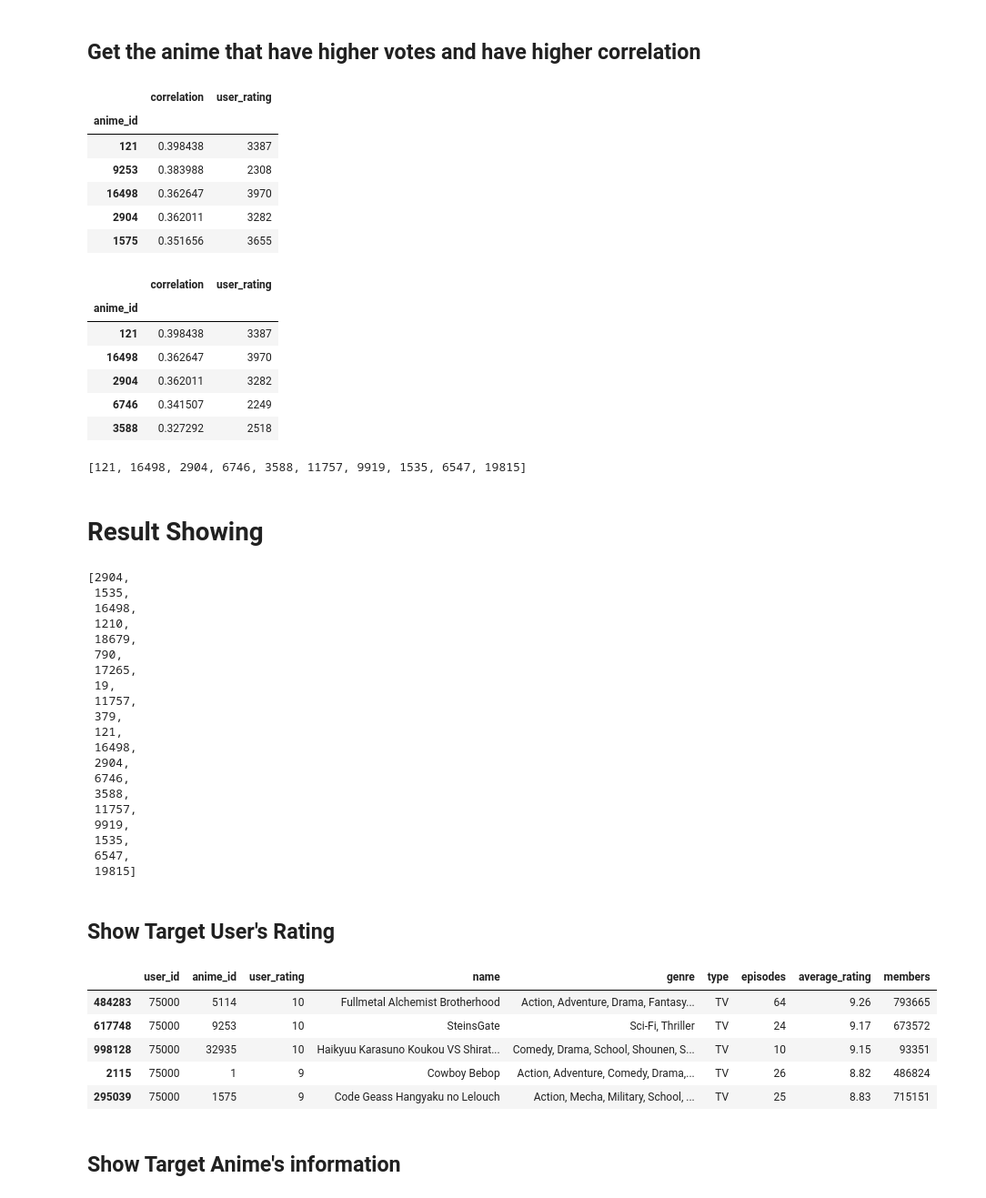
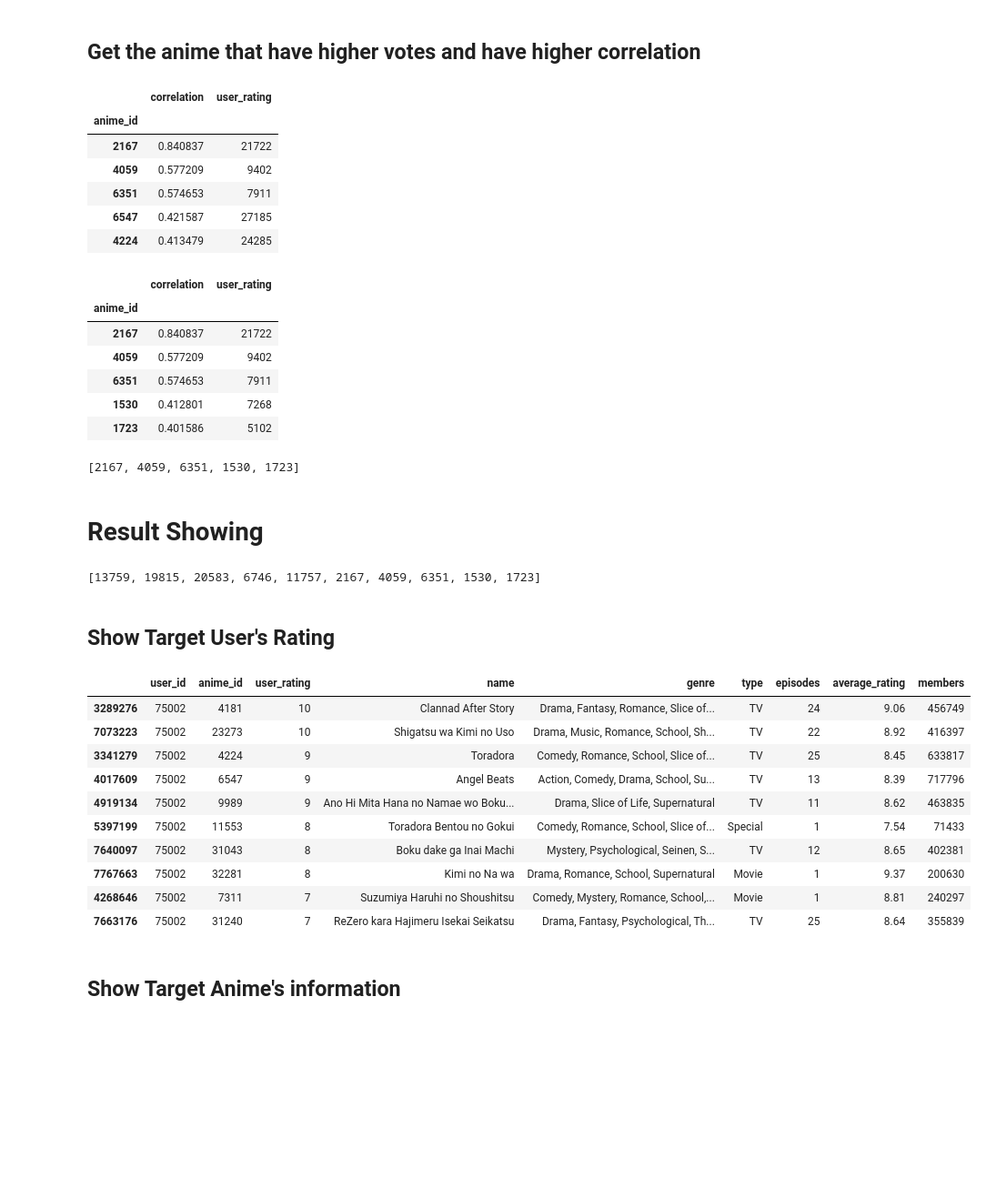
Before and after one commit to englip2002/AnimeRecommenderSystem, a Jupyter notebook: HybridRecommender.ipynb, the cells around one changed output. Shown: that part at 91% size. Saved outputs shown, nothing was run; the diff lists cells and outputs as text; code cells hidden in the pictures; blank space fills up the shorter version.

```diff
--- a/HybridRecommender.ipynb
+++ b/HybridRecommender.ipynb
@@ -18,10 +18,10 @@ import re
 # %% [markdown]
 ## Variables
 # %%
-target_user_id = 75001
+target_user_id = 75002
 target_vote_number = 2000
-min_vote_number = 10
-numberOfResult = 10
+min_vote_number = 1000
+numberOfResult = 5
 # %% [markdown]
 ## Loading Dataset
 ▪ Loading anime.csv and rating.csv into DataFrame
@@ -555,11 +559,11 @@ similar_popular_animes.head()
 # %% [output]
 |  | correlation | user_rating |
 | anime_id |  |  |
-| 121 | 0.398438 | 3387 |
-| 9253 | 0.383988 | 2308 |
-| 16498 | 0.362647 | 3970 |
-| 2904 | 0.362011 | 3282 |
-| 1575 | 0.351656 | 3655 |
+| 2167 | 0.840837 | 21722 |
+| 4059 | 0.577209 | 9402 |
+| 6351 | 0.574653 | 7911 |
+| 6547 | 0.421587 | 27185 |
+| 4224 | 0.413479 | 24285 |
 # %%
 #trim the result exist in user's rating
 similar_popular_animes = similar_popular_animes[~similar_popular_animes.index.isin(target_user['anime_id'].tolist())]
@@ -567,18 +571,18 @@ similar_popular_animes.head()
 # %% [output]
 |  | correlation | user_rating |
 | anime_id |  |  |
-| 121 | 0.398438 | 3387 |
-| 16498 | 0.362647 | 3970 |
-| 2904 | 0.362011 | 3282 |
-| 6746 | 0.341507 | 2249 |
-| 3588 | 0.327292 | 2518 |
+| 2167 | 0.840837 | 21722 |
+| 4059 | 0.577209 | 9402 |
+| 6351 | 0.574653 | 7911 |
+| 1530 | 0.412801 | 7268 |
+| 1723 | 0.401586 | 5102 |
 # %%
 #make it a list
 most_similar_popular_animes = similar_popular_animes[:numberOfResult]
 most_similar_popular_animes_list = most_similar_popular_animes.index.to_list()
 most_similar_popular_animes_list
 # %% [output]
-[121, 16498, 2904, 6746, 3588, 11757, 9919, 1535, 6547, 19815]
+[2167, 4059, 6351, 1530, 1723]
 # %%
 user_recommendation = raw_merged_data[raw_merged_data['user_id'] == most_similar_user]
 user_recommendation = user_recommendation.sort_values(by= 'user_rating', ascending= False)
@@ -590,38 +594,24 @@ final_recommendation_result = user_recommendation_list.copy()
 final_recommendation_result += most_similar_popular_animes_list.copy()
 final_recommendation_result
 # %% [output]
-[2904,
- 1535,
- 16498,
- 1210,
- 18679,
- 790,
- 17265,
- 19,
- 11757,
- 379,
- 121,
- 16498,
- 2904,
- 6746,
- 3588,
- 11757,
- 9919,
- 1535,
- 6547,
- 19815]
+[13759, 19815, 20583, 6746, 11757, 2167, 4059, 6351, 1530, 1723]
 # %% [markdown]
 ## Show Target User's Rating
 # %%
-target_user = raw_merged_data.loc[raw_merged_data['user_id'] == target_user_id].sort_values(by= 'user_rating', ascending= False)
-pd.DataFrame(target_user.head(5))
+#target_user = raw_merged_data.loc[raw_merged_data['user_id'] == target_user_id].sort_values(by= 'user_rating', ascending= False)
+pd.DataFrame(target_user)
 # %% [output]
 |  | user_id | anime_id | user_rating | name | genre | type | episodes | average_rating | members |
-| 484283 | 75000 | 5114 | 10 | Fullmetal Alchemist Brotherhood | Action, Adventure, Drama, Fantasy... | TV | 64 | 9.26 | 793665 |
-| 617748 | 75000 | 9253 | 10 | SteinsGate | Sci-Fi, Thriller | TV | 24 | 9.17 | 673572 |
-| 998128 | 75000 | 32935 | 10 | Haikyuu Karasuno Koukou VS Shirat... | Comedy, Drama, School, Shounen, S... | TV | 10 | 9.15 | 93351 |
-| 2115 | 75000 | 1 | 9 | Cowboy Bebop | Action, Adventure, Comedy, Drama,... | TV | 26 | 8.82 | 486824 |
-| 295039 | 75000 | 1575 | 9 | Code Geass Hangyaku no Lelouch | Action, Mecha, Military, School, ... | TV | 25 | 8.83 | 715151 |
+| 3289276 | 75002 | 4181 | 10 | Clannad After Story | Drama, Fantasy, Romance, Slice of... | TV | 24 | 9.06 | 456749 |
+| 7073223 | 75002 | 23273 | 10 | Shigatsu wa Kimi no Uso | Drama, Music, Romance, School, Sh... | TV | 22 | 8.92 | 416397 |
+| 3341279 | 75002 | 4224 | 9 | Toradora | Comedy, Romance, School, Slice of... | TV | 25 | 8.45 | 633817 |
+| 4017609 | 75002 | 6547 | 9 | Angel Beats | Action, Comedy, Drama, School, Su... | TV | 13 | 8.39 | 717796 |
+| 4919134 | 75002 | 9989 | 9 | Ano Hi Mita Hana no Namae wo Boku... | Drama, Slice of Life, Supernatural | TV | 11 | 8.62 | 463835 |
+| 5397199 | 75002 | 11553 | 8 | Toradora Bentou no Gokui | Comedy, Romance, School, Slice of... | Special | 1 | 7.54 | 71433 |
+| 7640097 | 75002 | 31043 | 8 | Boku dake ga Inai Machi | Mystery, Psychological, Seinen, S... | TV | 12 | 8.65 | 402381 |
+| 7767663 | 75002 | 32281 | 8 | Kimi no Na wa | Drama, Romance, School, Supernatural | Movie | 1 | 9.37 | 200630 |
+| 4268646 | 75002 | 7311 | 7 | Suzumiya Haruhi no Shoushitsu | Comedy, Mystery, Romance, School,... | Movie | 1 | 8.81 | 240297 |
+| 7663176 | 75002 | 31240 | 7 | ReZero kara Hajimeru Isekai Seikatsu | Drama, Fantasy, Psychological, Th... | TV | 25 | 8.64 | 355839 |
 # %% [markdown]
 ## Show Target Anime's information
 # %%
```
Also changed, not shown: parts of 24 cells of this notebook, 1 other file.
